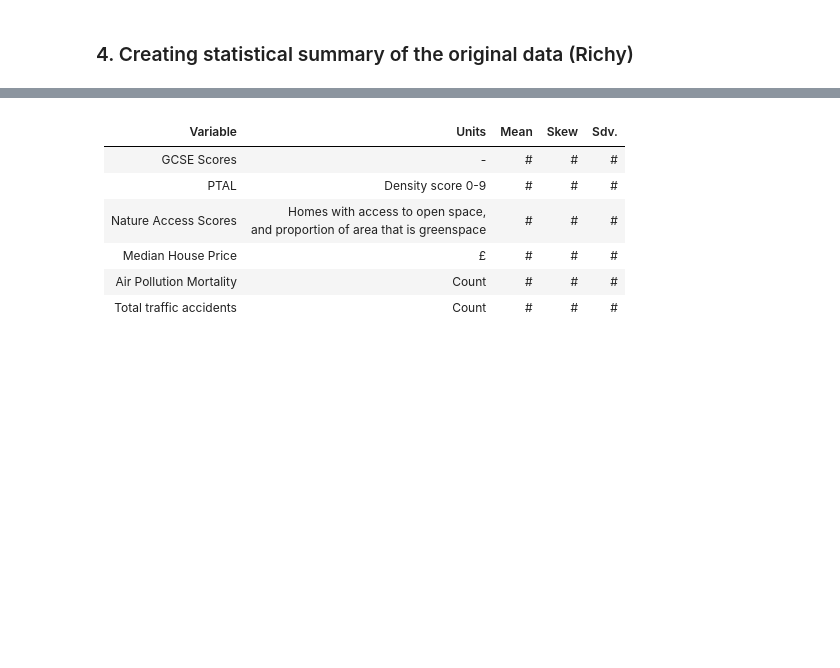
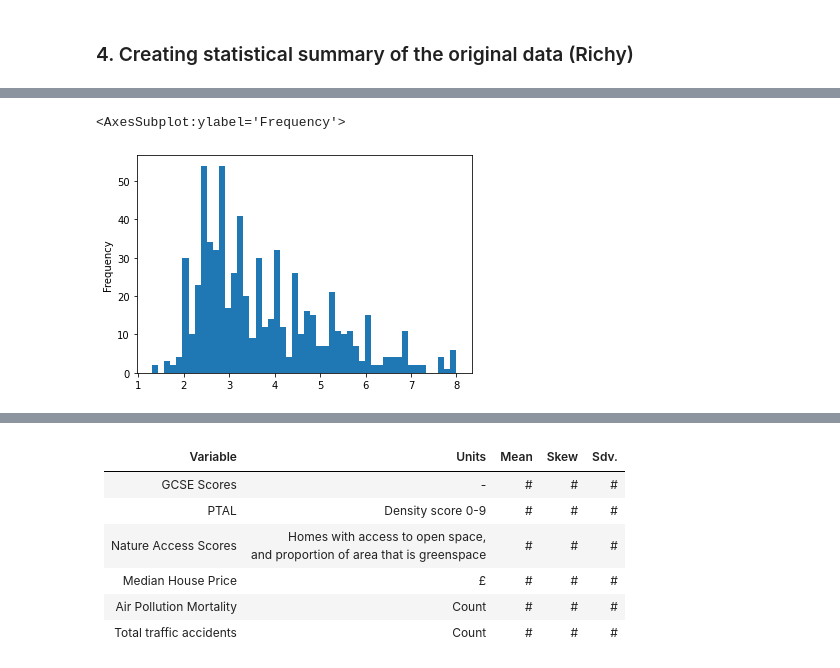
Before and after one commit to neneninja97/liveable_london, a Jupyter notebook: data_pre_processing.ipynb, the cells around one changed output, grey strips where cells are left out. Cells and saved outputs as stored; diff of their text form; code cells hidden in the pictures; blank space fills up the shorter version.

```diff
--- a/data_pre_processing.ipynb
+++ b/data_pre_processing.ipynb
@@ -549,3 +551,6 @@ normalised_all_data_final.gcse_2013.plot.hist(bins=50)
 # %%
-normalised_all_data_final.ptal_2013.plot.hist(bins=50)
+df_final.ptal_2013.plot.hist(bins=50)
+# %% [output]
+<AxesSubplot:ylabel='Frequency'>
+[figure, added]
 # %%
```
Also changed, not shown: parts of 36 cells of this notebook.
